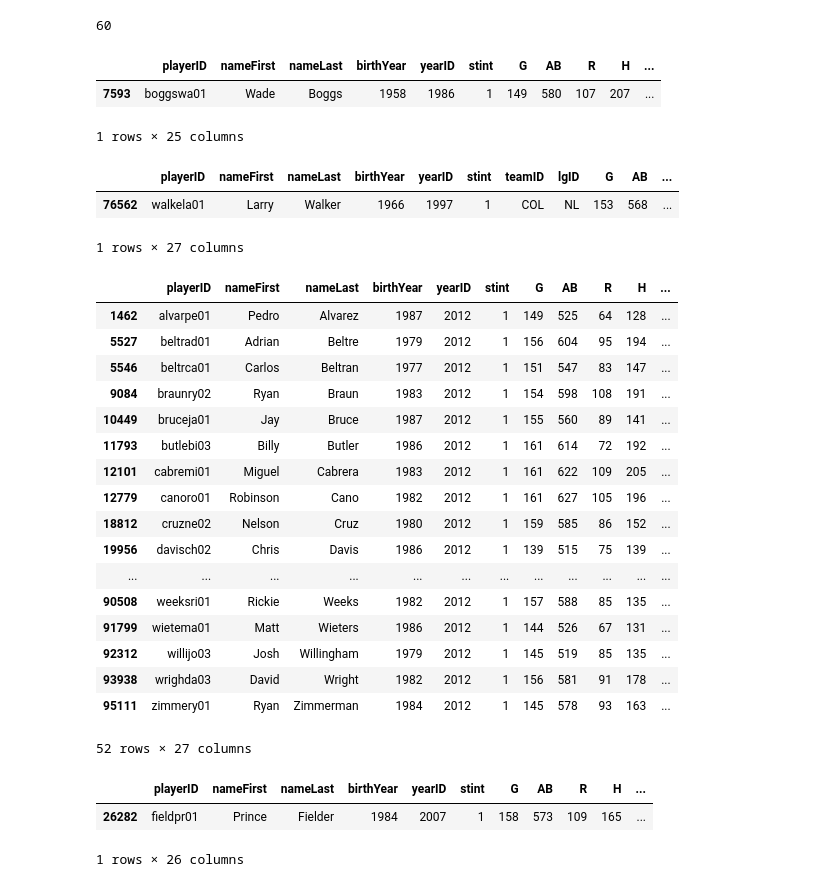
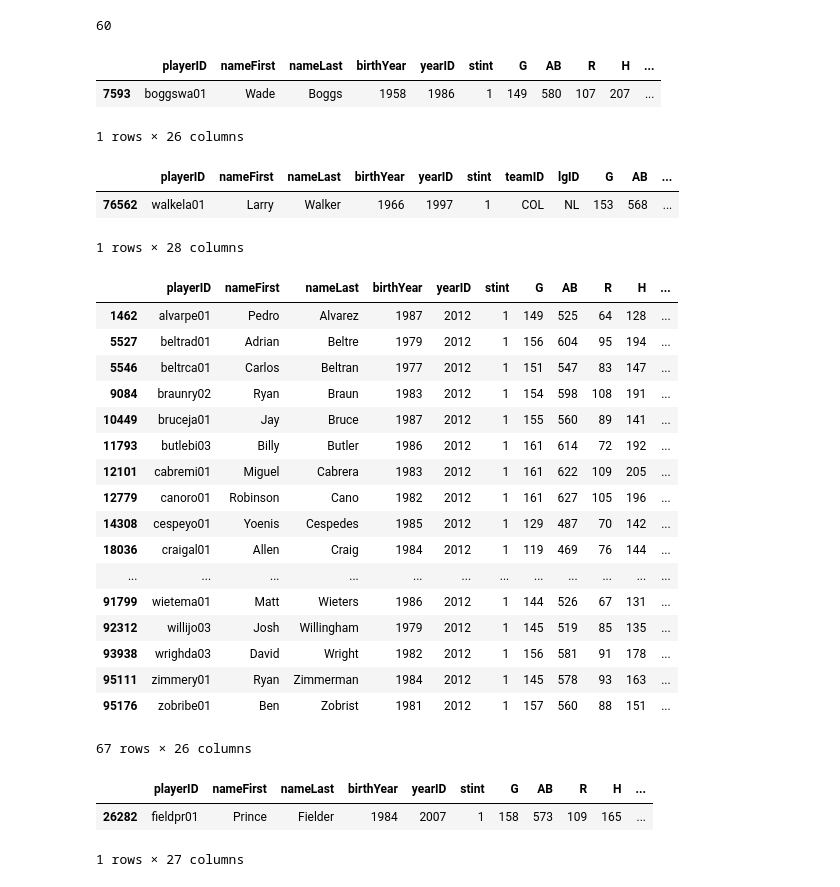
Before and after one commit to mikesturm2001/Python, a Jupyter notebook: Sturm_Michael_Assignment2.ipynb, the cells around one changed output. Saved outputs shown, nothing was run; the diff lists cells and outputs as text; code cells hidden in the pictures.

```diff
--- a/Sturm_Michael_Assignment2.ipynb
+++ b/Sturm_Michael_Assignment2.ipynb
@@ -49 +43,8 @@ def BattingAverage(x, y):
+# %%
+#Batting Average is number of hits divided by at bats
+def BattingAverage(h, ab):
+    if(ab != 0):
+        return h / ab
+    else:
+        return 0
 # %%
@@ -73,3 +64,7 @@ array([     0,      1,      2, ..., 102813, 102814, 102815])
+# %%
+#PA = AB + BB + HBP + SH + SF + (Times Reached on Defensive Interference IGNORE THIS)
+def PA(AB, BB, HBP, SH, SF):
+    return AB + BB + HBP + SH + SF
 # %%
 playerCareerTotals = df.groupby(["playerID","nameFirst","nameLast"], as_index=False).sum()
 type(playerCareerTotals)
@@ -198,7 +191,8 @@ Name: 1639, dtype: object
 #OBP = (hits + walks + hit by pitch) / (at bats + walks + hit by pitch + sacrifice flies)
 # %%
 sst['OBP'] = sst.apply(lambda row: OBS(row.H, row.BB, row.HBP, row.AB, row.SF), axis=1)
-sst1977 = sst[(sst['yearID'] == 1977) & (sst['AB'] >= 500)]
+sst['PA'] = sst.apply(lambda row: PA(row.AB, row.BB, row.HBP, row.SH, row.SF), axis=1)
+sst1977 = sst[(sst['yearID'] == 1977) & (sst['PA'] >= 500)]
 sst1977.sort_values(by='OBP', ascending = False).head(5)
 # %% [output]
 |  | playerID | nameFirst | nameLast | birthYear | yearID | stint | G | AB | R | H | ... |
@@ -256,18 +250,9 @@ Name: 138, dtype: object
 # %%
 #sst[['H']][sst.H == sst.H.max()]
 idx = sst.groupby(['yearID'])['H'].transform(max) == sst['H']
-hitsLeaders = sst[idx].sort_values(by='yearID', ascending = False)
-sst.loc[idx,'hitsLeader']=1
-hitsLeaders[(hitsLeaders['nameLast'] == 'Cobb')]
-#hitsLeaders = sst[(sst['hitsLeader'] == 1)]
-#x = hitsLeaders.groupby('playerID', as_index=False).sum()
-#x.sort_values(by='hitsLeader', ascending = False).head(1)
-
-#x = hitsLeaders.groupby('playerID').sum()
-
-#sst['HR_csum'] = sst.groupby('playerID')['HR'].cumsum()
-#print(x)
-#hitsidx = hitsLeaders.groupby('playerID').size().max() == hitsLeaders['H']
-#hitsLeaders[hitsidx]
-#sst.groupby(['yearID'], sort=False)['H'].max()
+#hitsLeaders = sst[idx].sort_values(by='yearID', ascending = False)
+hitsLeaders = sst[idx]
+allTimeLeaders = hitsLeaders.groupby(["playerID"]).count()
+print(hitsLeaders.sort_values(by='nameFirst', ascending = False).head(1))
+print(allTimeLeaders['stint'].max())
 # %% [output]
@@ -348,57 +335,59 @@ sst[(sst['HR'] >= 30) & (sst['SB'] >= 30)]['G'].count()
 # %%
 #21) Who had the highest OBP is 1986 with at least 400 PAs? (Dataframe)
 # %%
-sst1977 = sst[(sst['yearID'] == 1986) & (sst['AB'] >= 400)]
+sst1977 = sst[(sst['yearID'] == 1986) & (sst['PA'] >= 400)]
 sst1977.sort_values(by='OBP', ascending = False).head(1)
 # %% [output]
 |  | playerID | nameFirst | nameLast | birthYear | yearID | stint | G | AB | R | H | ... |
 | 7593 | boggswa01 | Wade | Boggs | 1958 | 1986 | 1 | 149 | 580 | 107 | 207 | ... |
-1 rows × 25 columns
+1 rows × 26 columns
 # %%
 #22) Same question but for 1997 and only in the NL (check league ID)? (Dataframe)
 # %%
 df['OBP'] = df.apply(lambda row: OBS(row.H, row.BB, row.HBP, row.AB, row.SF), axis=1)
-df1977 = df[(df['yearID'] == 1997) & (df['AB'] >= 400) & (df['lgID'] == 'NL')]
+df['BA'] = df.apply(lambda row: BattingAverage(row.H, row.AB), axis=1)
+df['PA'] = df.apply(lambda row: PA(row.AB, row.BB, row.HBP, row.SH, row.SF), axis=1)
+df1977 = df[(df['yearID'] == 1997) & (df['PA'] >= 400) & (df['lgID'] == 'NL')]
 df1977.sort_values(by='OBP', ascending = False).head(1)
 # %% [output]
 |  | playerID | nameFirst | nameLast | birthYear | yearID | stint | teamID | lgID | G | AB | ... |
 | 76562 | walkela01 | Larry | Walker | 1966 | 1997 | 1 | COL | NL | 153 | 568 | ... |
-1 rows × 27 columns
+1 rows × 28 columns
 # %%
 #23) Who had more than the league average HRs in 2012 (filter out all players with less 500 PAs)? (Dataframe)
 # %%
-sst2012 = sst[(sst['yearID'] == 2012) & (sst['AB'] >= 500)]
+sst2012 = sst[(sst['yearID'] == 2012) & (sst['PA'] >= 500)]
 sst2012[sst2012['HR'] > sst2012["HR"].mean()]
 # %% [output]
 |  | playerID | nameFirst | nameLast | birthYear | yearID | stint | G | AB | R | H | ... |
 | 1462 | alvarpe01 | Pedro | Alvarez | 1987 | 2012 | 1 | 149 | 525 | 64 | 128 | ... |
 | 5527 | beltrad01 | Adrian | Beltre | 1979 | 2012 | 1 | 156 | 604 | 95 | 194 | ... |
 | 5546 | beltrca01 | Carlos | Beltran | 1977 | 2012 | 1 | 151 | 547 | 83 | 147 | ... |
 | 9084 | braunry02 | Ryan | Braun | 1983 | 2012 | 1 | 154 | 598 | 108 | 191 | ... |
 | 10449 | bruceja01 | Jay | Bruce | 1987 | 2012 | 1 | 155 | 560 | 89 | 141 | ... |
 | 11793 | butlebi03 | Billy | Butler | 1986 | 2012 | 1 | 161 | 614 | 72 | 192 | ... |
 | 12101 | cabremi01 | Miguel | Cabrera | 1983 | 2012 | 1 | 161 | 622 | 109 | 205 | ... |
 | 12779 | canoro01 | Robinson | Cano | 1982 | 2012 | 1 | 161 | 627 | 105 | 196 | ... |
-| 18812 | cruzne02 | Nelson | Cruz | 1980 | 2012 | 1 | 159 | 585 | 86 | 152 | ... |
-| 19956 | davisch02 | Chris | Davis | 1986 | 2012 | 1 | 139 | 515 | 75 | 139 | ... |
+| 14308 | cespeyo01 | Yoenis | Cespedes | 1985 | 2012 | 1 | 129 | 487 | 70 | 142 | ... |
+| 18036 | craigal01 | Allen | Craig | 1984 | 2012 | 1 | 119 | 469 | 76 | 144 | ... |
 | ... | ... | ... | ... | ... | ... | ... | ... | ... | ... | ... | ... |
-| 90508 | weeksri01 | Rickie | Weeks | 1982 | 2012 | 1 | 157 | 588 | 85 | 135 | ... |
 | 91799 | wietema01 | Matt | Wieters | 1986 | 2012 | 1 | 144 | 526 | 67 | 131 | ... |
 | 92312 | willijo03 | Josh | Willingham | 1979 | 2012 | 1 | 145 | 519 | 85 | 135 | ... |
 | 93938 | wrighda03 | David | Wright | 1982 | 2012 | 1 | 156 | 581 | 91 | 178 | ... |
 | 95111 | zimmery01 | Ryan | Zimmerman | 1984 | 2012 | 1 | 145 | 578 | 93 | 163 | ... |
+| 95176 | zobribe01 | Ben | Zobrist | 1981 | 2012 | 1 | 157 | 560 | 88 | 151 | ... |
-52 rows × 27 columns
+67 rows × 26 columns
 # %%
 #24) Who is the youngest player to hit 50 or more HRs in a single season? (Dataframe)
 # %%
 #sst.describe()
-sst['Age'] = sst.apply(lambda row: age(row.yearID, row.birthYear, row.stint), axis=1)
+sst['Age'] = sst.apply(lambda row: age(row.yearID, row.birthYear), axis=1)
 sst50 = sst[(sst['HR'] >= 50)]
 sst50.sort_values('Age', ascending=[True]).head(1)
 # %% [output]
 |  | playerID | nameFirst | nameLast | birthYear | yearID | stint | G | AB | R | H | ... |
 | 26282 | fieldpr01 | Prince | Fielder | 1984 | 2007 | 1 | 158 | 573 | 109 | 165 | ... |
-1 rows × 26 columns
+1 rows × 27 columns
 # %%
 #25) Who are the five youngest players to hit 300 or more HRs for their career? (Dataframe)
 # %%
```
Also changed, not shown: parts of 21 cells of this notebook.
